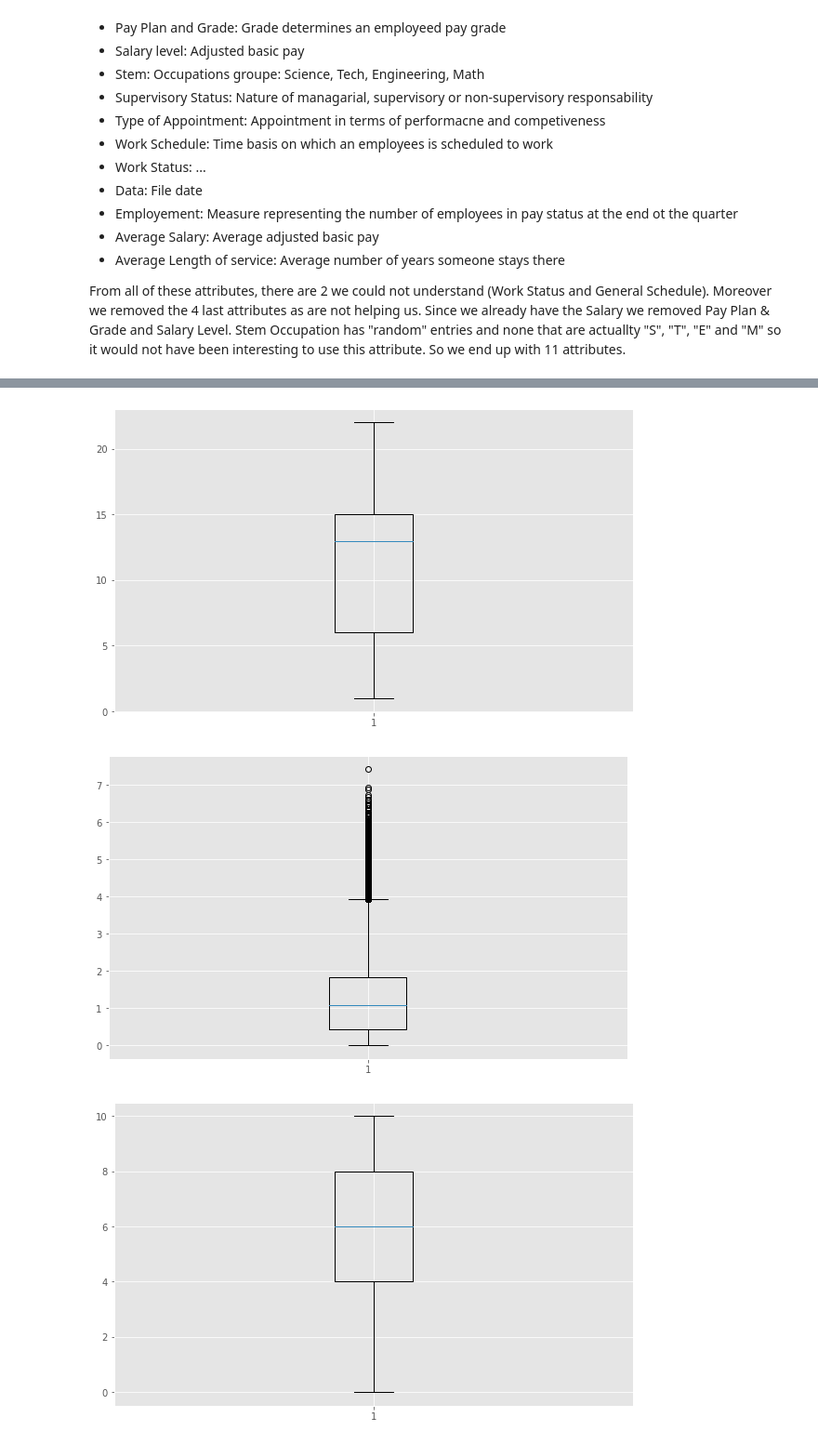
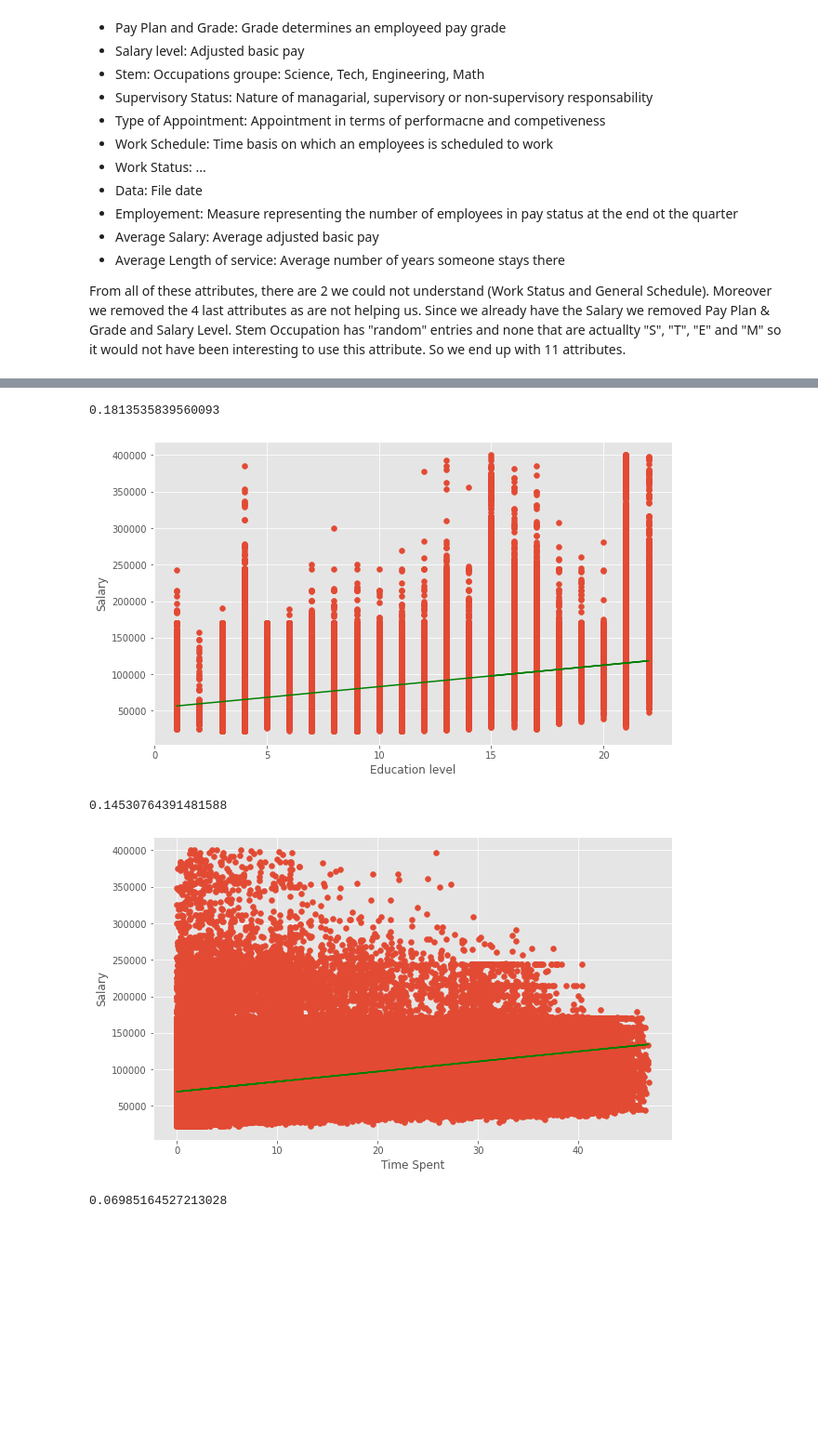
Before and after one commit to EliottSimon17/DataMadness, a Jupyter notebook: dataMadness.ipynb, the cells around one changed output, grey strips where cells are left out. Shown: that part at 93% size. Cells and saved outputs as stored; diff of their text form; code cells hidden in the pictures; blank space fills up the shorter version.

Commit message:
Model + answers to the questions

```diff
--- a/dataMadness.ipynb
+++ b/dataMadness.ipynb
@@ -53,9 +74,18 @@ df = df[df["WORKSCH"].isin(['P', 'F'])]
 df = df[df["OCC"] != '****']
 df = df[df["EDLVL"] != "**"]
 df = df[df["SUPERVIS"] != "*"]
+
+# Removing everyone older than 65
+df = df[df["AGELVL"] != "K"]
+df["LOS"].astype(float)
+df = df[df["LOS"] <= 47]
 # Extracting the interesting data
+cleaned = pd.DataFrame()
+cleaned["TimeSpent"] = df["LOS"]
+# Remove the poeple serving longer than 47 years
+cleaned = cleaned[cleaned["TimeSpent"]<= 47]
 
-cleaned = pd.DataFrame()
+# Changing all the required values to integers and floats
 cleaned["Schedule"] = df["WORKSCH"].replace(['F', 'P'], [1, 2])
 cleaned["Salary"] = df["SALARY"].astype(int)
 cleaned["EducationLevel"] = df["EDLVL"].astype(int)
@@ -64,7 +94,6 @@ cleaned["Occupation"] = df["OCC"].astype(int)
 cleaned["Location"] =  df["LOC"].replace(df["LOC"].unique(), list(range(0, len(df["LOC"].unique()))))
 cleaned["Organisation"] = df["AGYSUB"].replace(df["AGYSUB"].unique(), list(range(0, len(df["AGYSUB"].unique()))))
 cleaned["SupervisorStatus"] = df["SUPERVIS"].astype(int)
-cleaned["TimeSpent"] = (df["LOS"]*0.1).astype(float)
 cleaned["TOA"] = df["TOA"]
 cleaned["OccCat"] = df["PATCO"]
 
@@ -113,13 +135,30 @@ From the EDA we can see that there is a big correlation between the Eduction lev
-# %%
-plt.boxplot(x=cleaned["EducationLevel"])
-plt.show()
-
-plt.boxplot(x=cleaned["TimeSpent"])
-plt.show()
-
-plt.boxplot(x=cleaned["Age"])
-plt.show()
-# %% [output]
-[figure, removed]
-[figure, removed]
-[figure, removed]
+# %%
+plt.scatter(x=cleaned["EducationLevel"], y=cleaned["Salary"])
+model = sm.ols(formula="Salary ~ EducationLevel", data=cleaned).fit()
+print(model.rsquared)
+plt.plot(cleaned["EducationLevel"], model.predict(), color="g")
+plt.xlabel("Education level")
+plt.ylabel("Salary")
+plt.show()
+
+plt.scatter(x=cleaned["TimeSpent"], y=cleaned["Salary"])
+model = sm.ols(formula="Salary ~ TimeSpent", data=cleaned).fit()
+print(model.rsquared)
+plt.plot(cleaned["TimeSpent"], model.predict(), color="g")
+plt.xlabel("Time Spent")
+plt.ylabel("Salary")
+plt.show()
+
+plt.scatter(x=cleaned["Age"], y=cleaned["Salary"])
+model = sm.ols(formula="Salary ~ Age", data=cleaned).fit()
+print(model.rsquared)
+plt.plot(cleaned["Age"], model.predict(), color="g")
+plt.xlabel("Age")
+plt.ylabel("Salary")
+plt.show()
+# %% [output]
+0.1813535839560093
+[figure, added]
+0.14530764391481588
+[figure, added]
+0.06985164527213028
```
Also changed, not shown: parts of 18 cells of this notebook.
